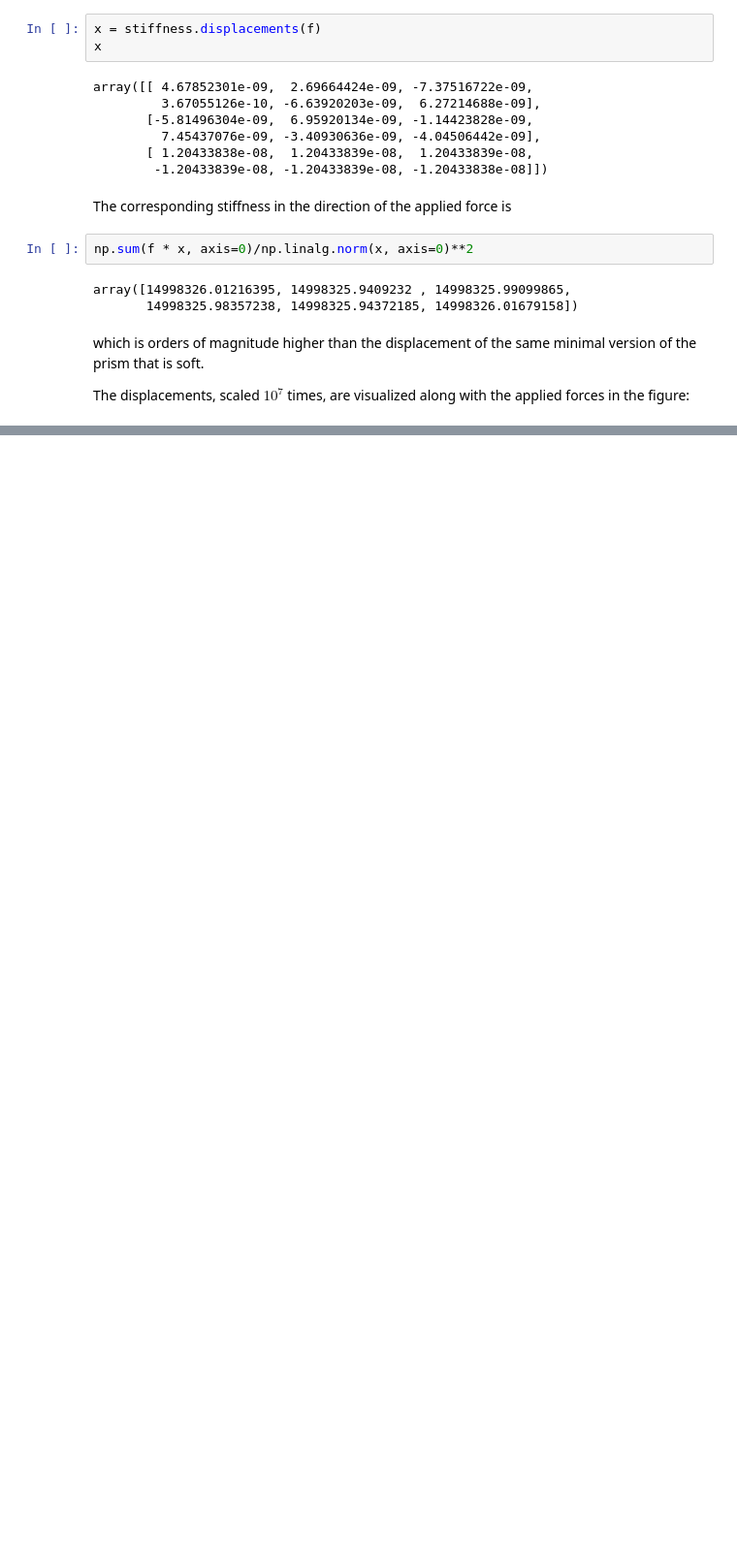
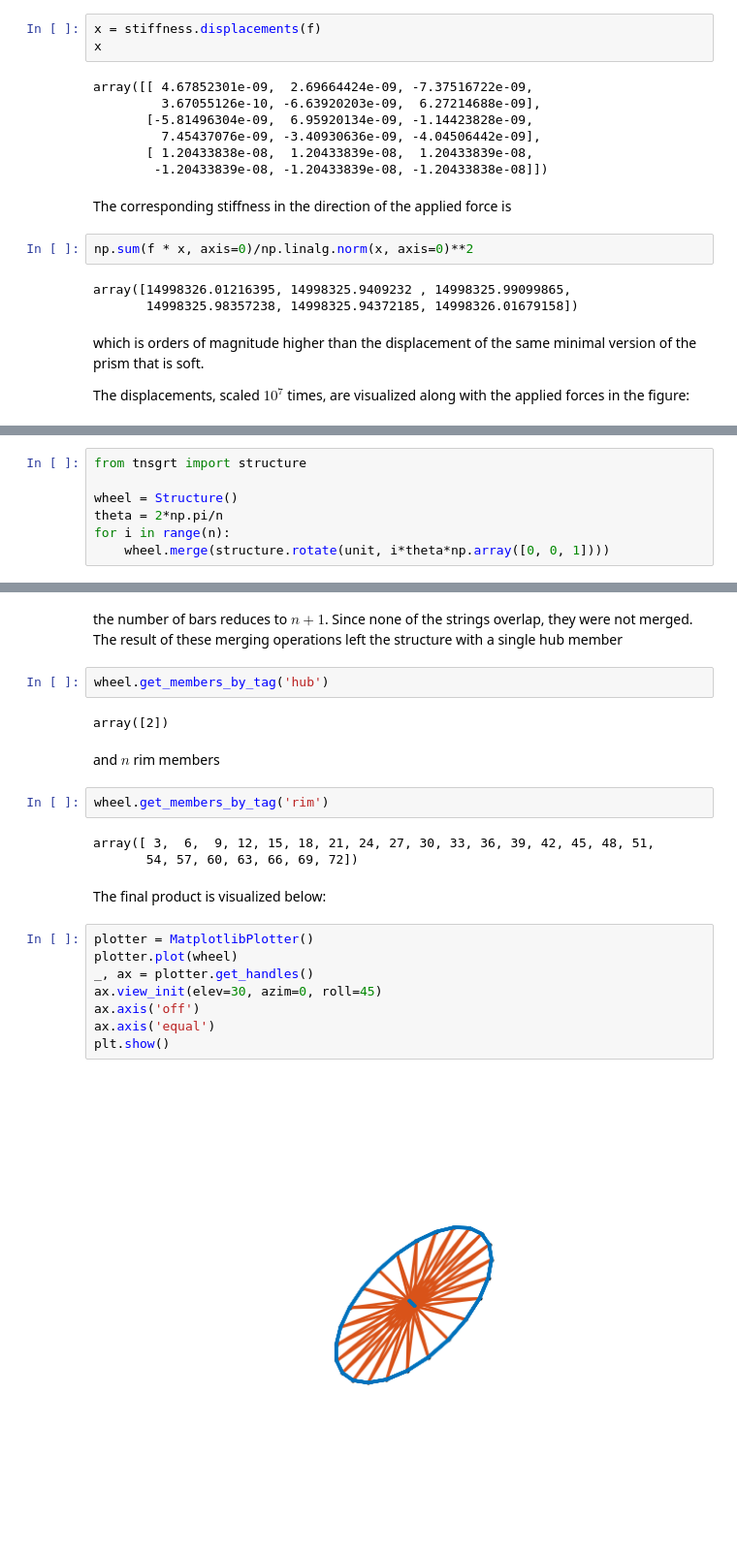
Before and after one commit to mcdeoliveira/tensegrity, a Jupyter notebook: examples/examples.ipynb, the cells around one changed output, grey strips where cells are left out. Shown at 97% size. Saved outputs shown, nothing was run; the diff lists cells and outputs as text; blank space fills up the shorter version.

```diff
--- a/examples/examples.ipynb
+++ b/examples/examples.ipynb
@@ -214,0 +260,7 @@ plt.show()
+# %%
+from tnsgrt import structure
+
+wheel = Structure()
+theta = 2*np.pi/n
+for i in range(n):
+    wheel.merge(structure.rotate(unit, i*theta*np.array([0, 0, 1])))
@@ -214,0 +287,25 @@ plt.show()
+# %% [markdown]
+the number of bars reduces to $n + 1$. Since none of the strings overlap, they were not merged. The result of these merging operations left the structure with a single hub member
+# %%
+wheel.get_members_by_tag('hub')
+# %% [output]
+array([2])
+# %% [markdown]
+and $n$ rim members
+# %%
+wheel.get_members_by_tag('rim')
+# %% [output]
+array([ 3,  6,  9, 12, 15, 18, 21, 24, 27, 30, 33, 36, 39, 42, 45, 48, 51,
+       54, 57, 60, 63, 66, 69, 72])
+# %% [markdown]
+The final product is visualized below:
+# %%
+plotter = MatplotlibPlotter()
+plotter.plot(wheel)
+_, ax = plotter.get_handles()
+ax.view_init(elev=30, azim=0, roll=45)
+ax.axis('off')
+ax.axis('equal')
+plt.show()
+# %% [output]
+[figure, added]
```
Also changed, not shown: parts of 37 cells of this notebook, 34 other files.
